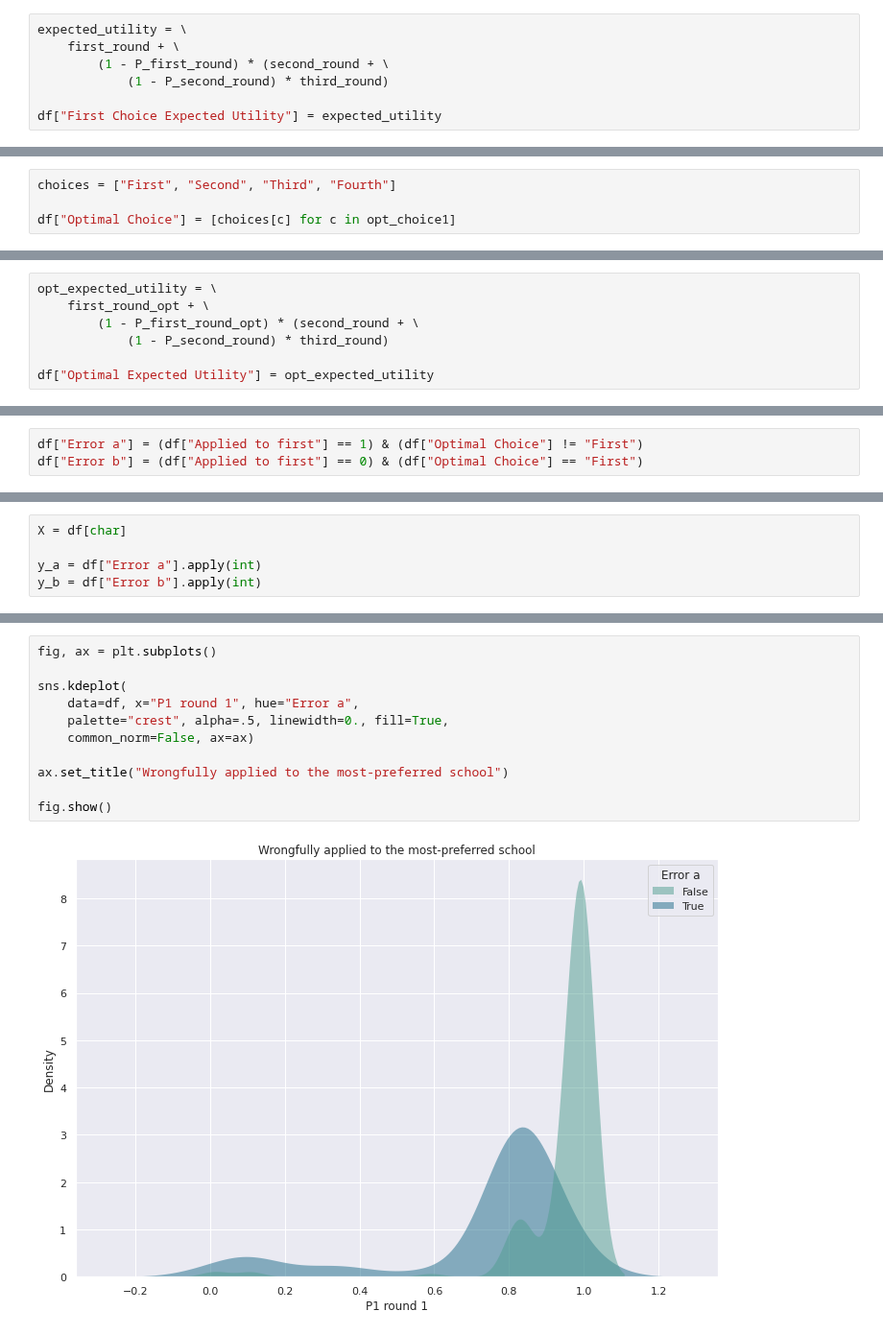
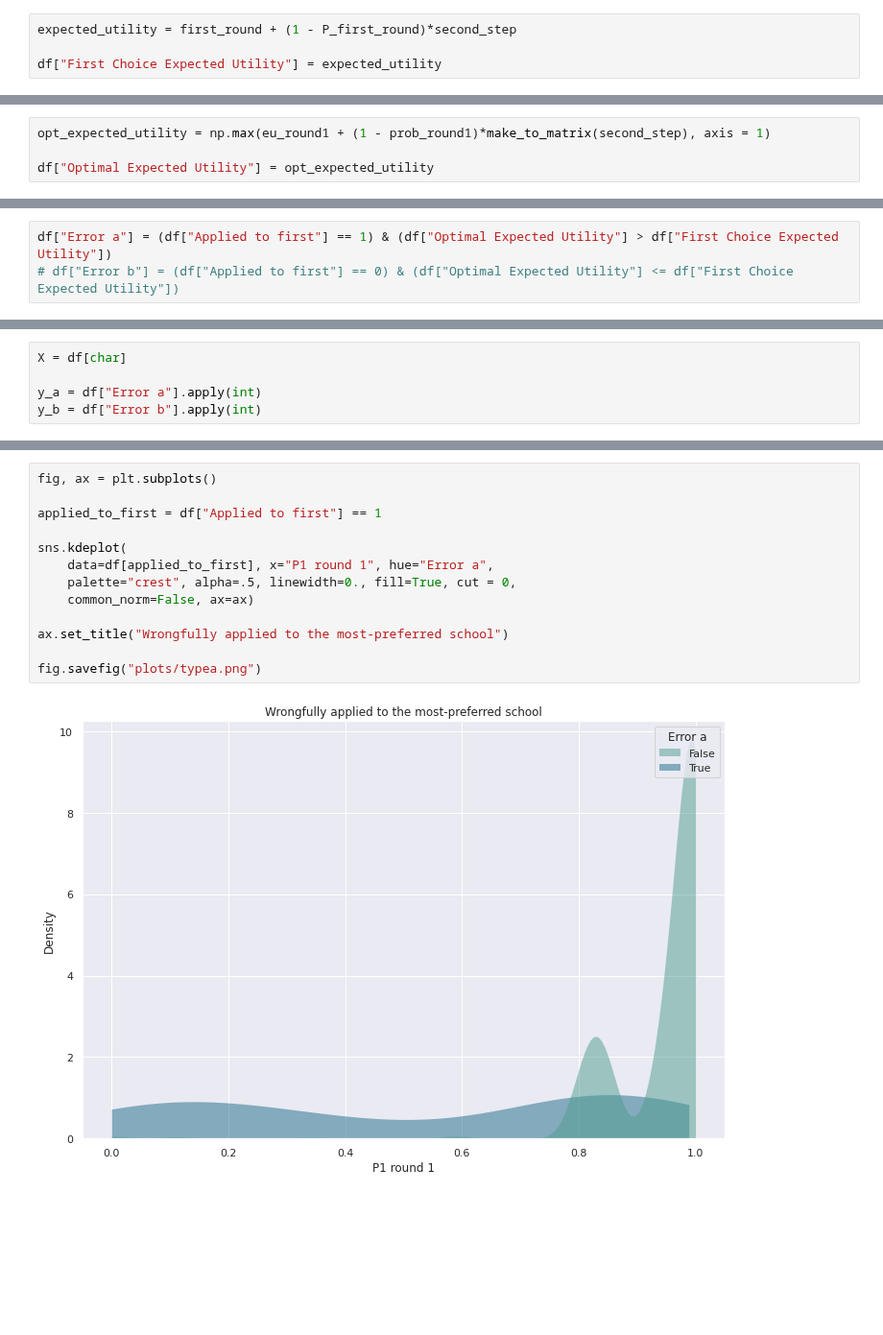
Before and after one commit to NoFishLikeIan/tinbergen, a Jupyter notebook: homework/adv_gametheory/five/rol.ipynb, the cells around one changed output, grey strips where cells are left out. Shown at 96% size. Cells and saved outputs as stored; diff of their text form; blank space fills up the shorter version.

Commit message:
🐛 fixed error a

```diff
--- a/homework/adv_gametheory/five/rol.ipynb
+++ b/homework/adv_gametheory/five/rol.ipynb
@@ -170,8 +177,5 @@ third_round = np.max(eu_round3, axis = 1)
 # %%
-expected_utility = \
-    first_round + \
-        (1 - P_first_round) * (second_round + \
-            (1 - P_second_round) * third_round)
+expected_utility = first_round + (1 - P_first_round)*second_step
 
 df["First Choice Expected Utility"] = expected_utility
 # %%
@@ -215,4 +213,0 @@ first_round_opt = eu_round1[students_idxs, opt_choice1] # Get the expected utili
-# %%
-choices = ["First", "Second", "Third", "Fourth"]
-
-df["Optimal Choice"] = [choices[c] for c in opt_choice1]
@@ -228,8 +214,5 @@ plt.close()
 # %%
-opt_expected_utility = \
-    first_round_opt + \
-        (1 - P_first_round_opt) * (second_round + \
-            (1 - P_second_round) * third_round)
+opt_expected_utility = np.max(eu_round1 + (1 - prob_round1)*make_to_matrix(second_step), axis = 1)
 
 df["Optimal Expected Utility"] = opt_expected_utility
 # %%
@@ -284,8 +269,8 @@ Students can make two types of strategic mistakes:
  - (a) wrongfully applying to the most-preferred school
  - (b) wrongfully not applying to the most-preferred school. What is the incidence rate of both mistakes and what are the expected utility costs of both mistakes?
 # %%
-df["Error a"] = (df["Applied to first"] == 1) & (df["Optimal Choice"] != "First")
-df["Error b"] = (df["Applied to first"] == 0) & (df["Optimal Choice"] == "First")
+df["Error a"] = (df["Applied to first"] == 1) & (df["Optimal Expected Utility"] > df["First Choice Expected Utility"])
+# df["Error b"] = (df["Applied to first"] == 0) & (df["Optimal Expected Utility"] <= df["First Choice Expected Utility"])
 # %%
 print(f"{df['Error a'].value_counts()[True]} students commited error (a) and {df['Error b'].value_counts()[True]} error (b)")
 # %% [output]
@@ -337,16 +351,18 @@ P1 round 3    -0.8175      0.659     -1.241      0.214      -2.108       0.473
 # %%
 fig, ax = plt.subplots()
 
+applied_to_first = df["Applied to first"] == 1
+
 sns.kdeplot(
-    data=df, x="P1 round 1", hue="Error a",
-    palette="crest", alpha=.5, linewidth=0., fill=True,
+    data=df[applied_to_first], x="P1 round 1", hue="Error a",
+    palette="crest", alpha=.5, linewidth=0., fill=True, cut = 0,
     common_norm=False, ax=ax)
 
 ax.set_title("Wrongfully applied to the most-preferred school")
 
-fig.show()
+fig.savefig("plots/typea.png")
 # %% [output]
-[figure, old version]
+[figure, new version]
 # %%
 fig, ax = plt.subplots()
 
```
Also changed, not shown: parts of 22 cells of this notebook.
